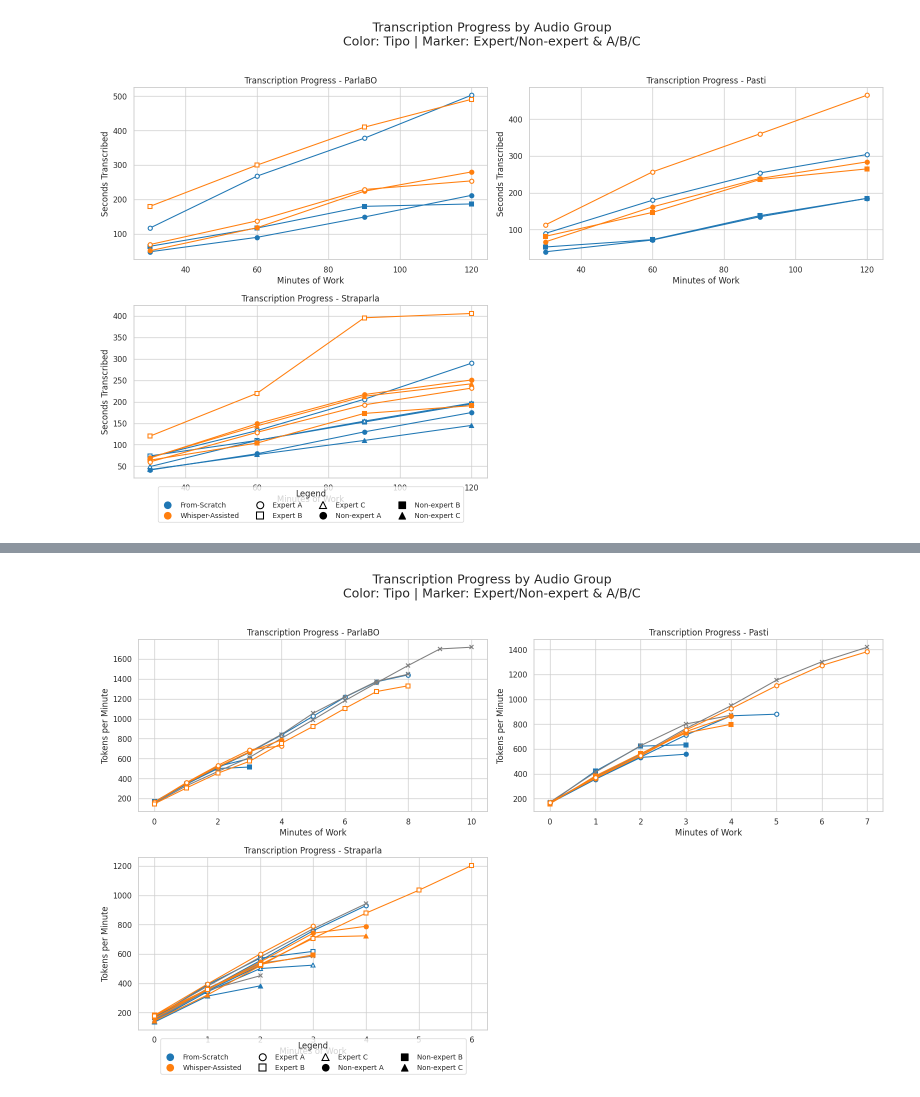
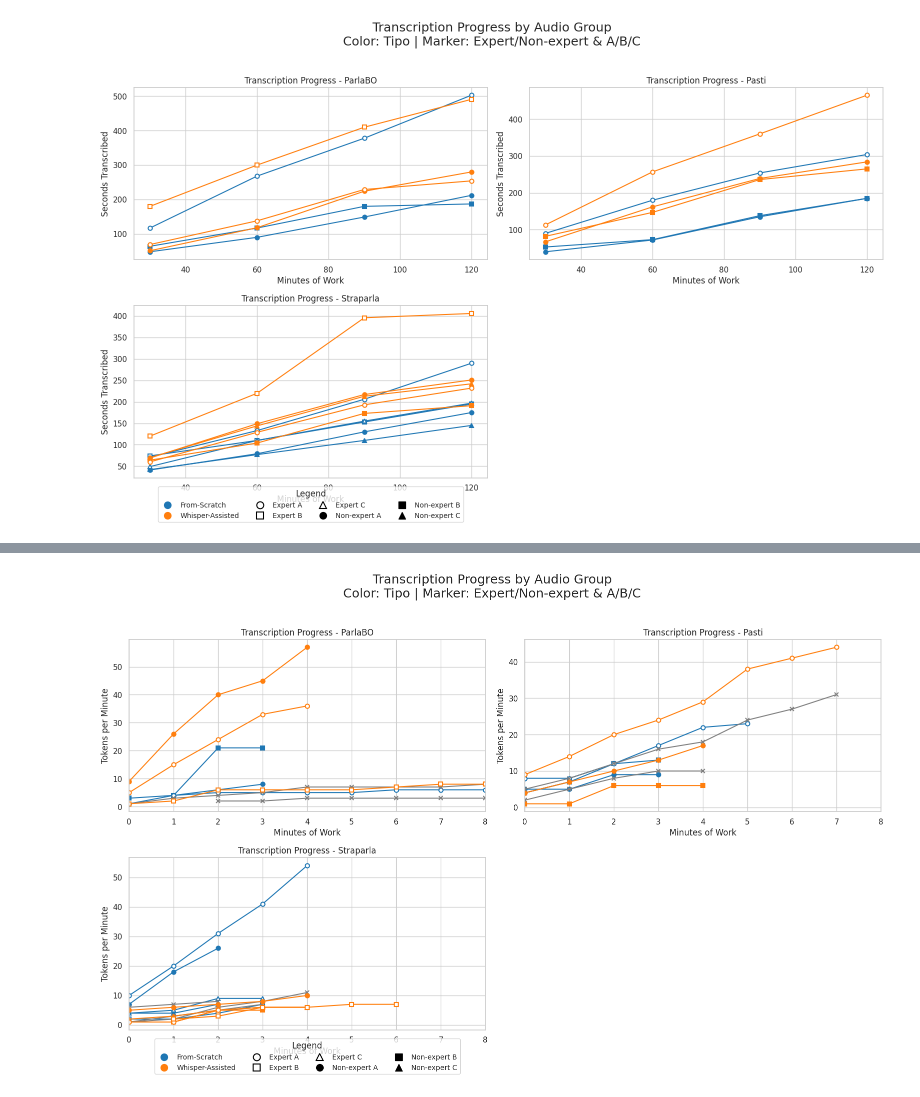
Before and after one commit to LaboratorioSperimentale/asr-assisted-transcription, a Jupyter notebook: data_analysis/prova_ludovica.ipynb, the cells around one changed output, grey strips where cells are left out. Saved outputs shown, nothing was run; the diff lists cells and outputs as text; code cells hidden in the pictures.

Commit message:
add prova plots

```diff
--- a/data_analysis/prova_ludovica.ipynb
+++ b/data_analysis/prova_ludovica.ipynb
@@ -115,7 +321,7 @@ grouped_stats = df.groupby(['Tipo', 'Esperto', 'Audio']).mean(numeric_only=True)
 melted = pd.melt(
     grouped_stats,
     id_vars=['Tipo', 'Esperto', 'Audio'],
-    value_vars=[f"tokens_per_minute::{i}" for i in range(0, 11)],
+    value_vars=[f"intonation_patterns_min::{i}" for i in range(0, 11)],
     var_name='Time',
     value_name='TranscribedTokens'
 )
@@ -178,31 +384,32 @@ for i, group in enumerate(unique_groups, 1):
             color=color,
             marker=marker,
             markerfacecolor=facecolor,
             markeredgecolor=edgecolor,
             markeredgewidth=1.5,
             linestyle='-'
         )
     plt.title(f"Transcription Progress - {group}")
     plt.xlabel("Minutes of Work")
     plt.ylabel("Tokens per Minute")
+    plt.xlim(0, 8)
     plt.grid(True)
     plt.tight_layout()
 
 # Custom legend
 legend_elements = [
     Line2D([0], [0], marker='o', color='tab:blue', label='From-Scratch', markersize=10, linestyle=''),
     Line2D([0], [0], marker='o', color='tab:orange', label='Whisper-Assisted', markersize=10, linestyle=''),
     Line2D([0], [0], marker='o', color='black', markerfacecolor='white', markeredgewidth=1.5, label='Expert A', linestyle='', markersize=10),
     Line2D([0], [0], marker='s', color='black', markerfacecolor='white', markeredgewidth=1.5, label='Expert B', linestyle='', markersize=10),
     Line2D([0], [0], marker='^', color='black', markerfacecolor='white', markeredgewidth=1.5, label='Expert C', linestyle='', markersize=10),
     Line2D([0], [0], marker='o', color='black', markerfacecolor='black', label='Non-expert A', linestyle='', markersize=10),
     Line2D([0], [0], marker='s', color='black', markerfacecolor='black', label='Non-expert B', linestyle='', markersize=10),
     Line2D([0], [0], marker='^', color='black', markerfacecolor='black', label='Non-expert C', linestyle='', markersize=10),
 ]
 
 plt.legend(handles=legend_elements, loc='upper center', bbox_to_anchor=(0.5, -0.03), ncol=4, fontsize='small', title="Legend")
 plt.suptitle("Transcription Progress by Audio Group\nColor: Tipo | Marker: Expert/Non-expert & A/B/C", fontsize=18, y=1.02)
 plt.tight_layout()
 plt.show()
 # %% [output]
-[figure, old version]
+[figure, new version]
```
Also changed, not shown: parts of 3 cells of this notebook.
